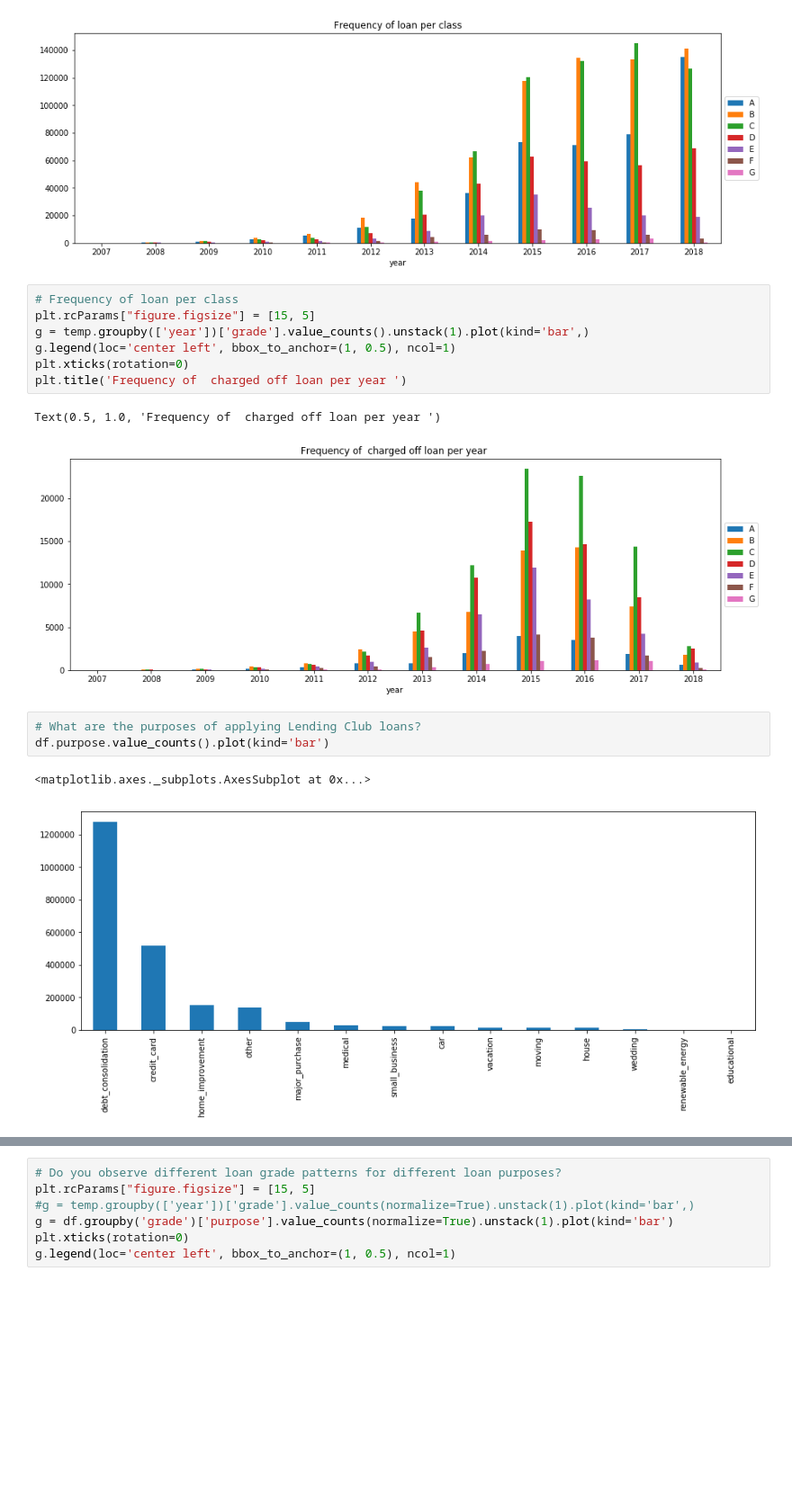
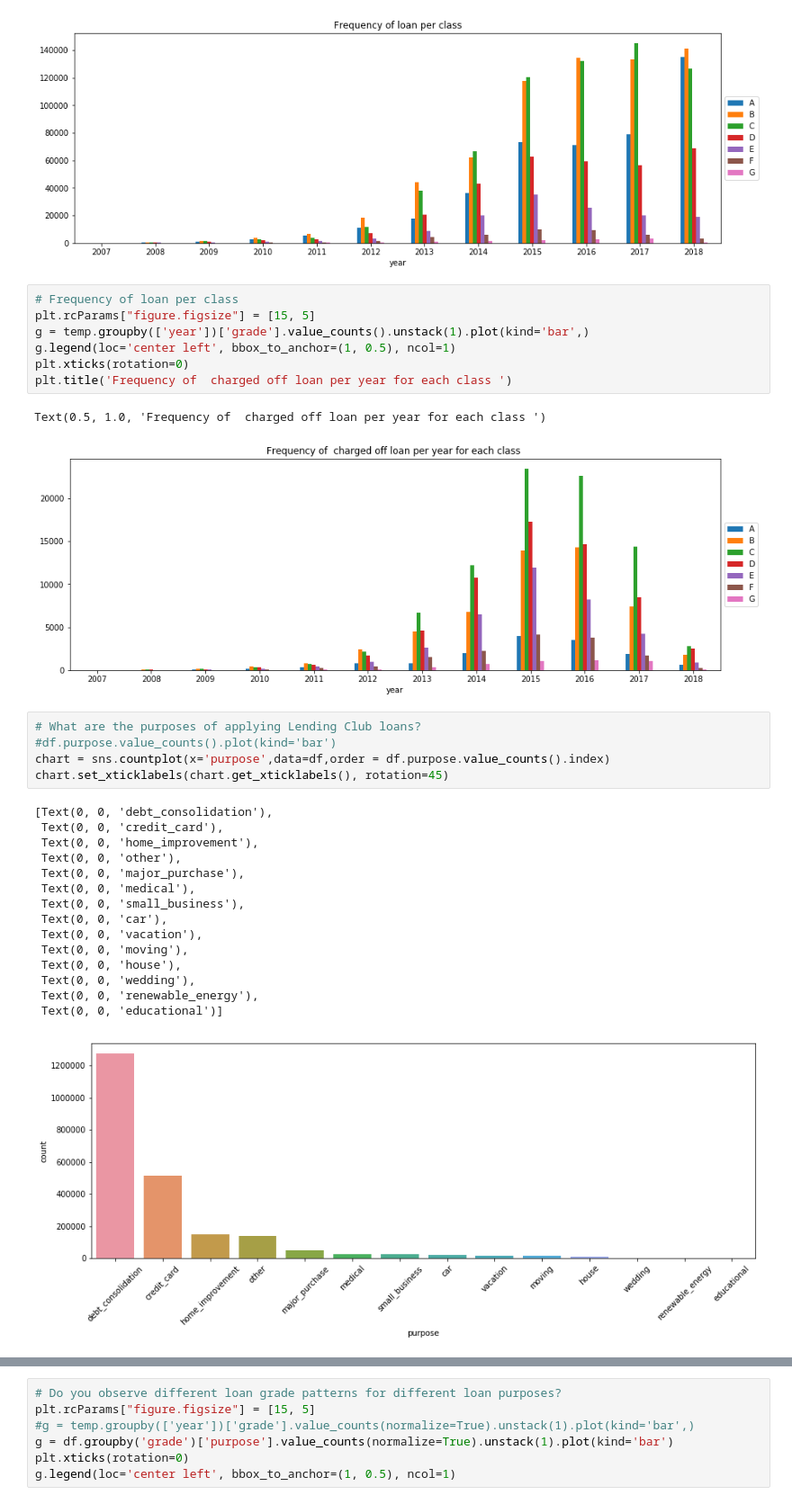
Before and after one commit to bacover/Capstone, a Jupyter notebook: Untitled.ipynb, the cells around one changed output, grey strips where cells are left out. Shown at 90% size. Cells and saved outputs as stored; diff of their text form; blank space fills up the shorter version.

```diff
--- a/Untitled.ipynb
+++ b/Untitled.ipynb
@@ -259,13 +274,28 @@ plt.rcParams["figure.figsize"] = [15, 5]
 g = temp.groupby(['year'])['grade'].value_counts().unstack(1).plot(kind='bar',)
 g.legend(loc='center left', bbox_to_anchor=(1, 0.5), ncol=1)
 plt.xticks(rotation=0)
-plt.title('Frequency of  charged off loan per year ')
+plt.title('Frequency of  charged off loan per year for each class ')
 # %% [output]
-Text(0.5, 1.0, 'Frequency of  charged off loan per year ')
+Text(0.5, 1.0, 'Frequency of  charged off loan per year for each class ')
-[figure, old version]
+[figure, new version]
 # %%
 # What are the purposes of applying Lending Club loans?
-df.purpose.value_counts().plot(kind='bar')
+#df.purpose.value_counts().plot(kind='bar')
+chart = sns.countplot(x='purpose',data=df,order = df.purpose.value_counts().index)
+chart.set_xticklabels(chart.get_xticklabels(), rotation=45)
 # %% [output]
-<matplotlib.axes._subplots.AxesSubplot at 0x...>
+[Text(0, 0, 'debt_consolidation'),
+ Text(0, 0, 'credit_card'),
+ Text(0, 0, 'home_improvement'),
+ Text(0, 0, 'other'),
+ Text(0, 0, 'major_purchase'),
+ Text(0, 0, 'medical'),
+ Text(0, 0, 'small_business'),
+ Text(0, 0, 'car'),
+ Text(0, 0, 'vacation'),
+ Text(0, 0, 'moving'),
+ Text(0, 0, 'house'),
+ Text(0, 0, 'wedding'),
+ Text(0, 0, 'renewable_energy'),
+ Text(0, 0, 'educational')]
-[figure, old version]
+[figure, new version]
```
Also changed, not shown: parts of 20 cells of this notebook.
